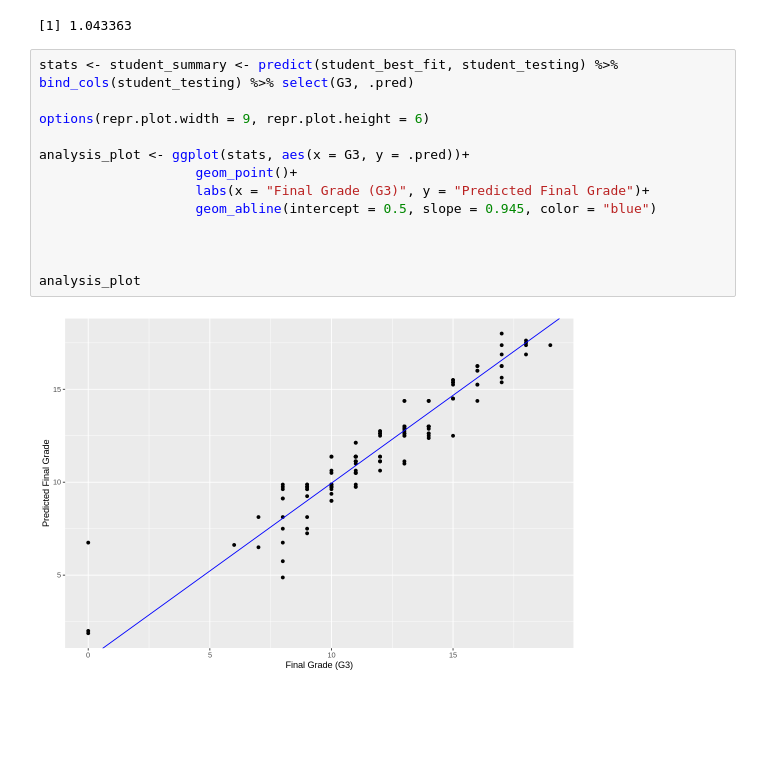
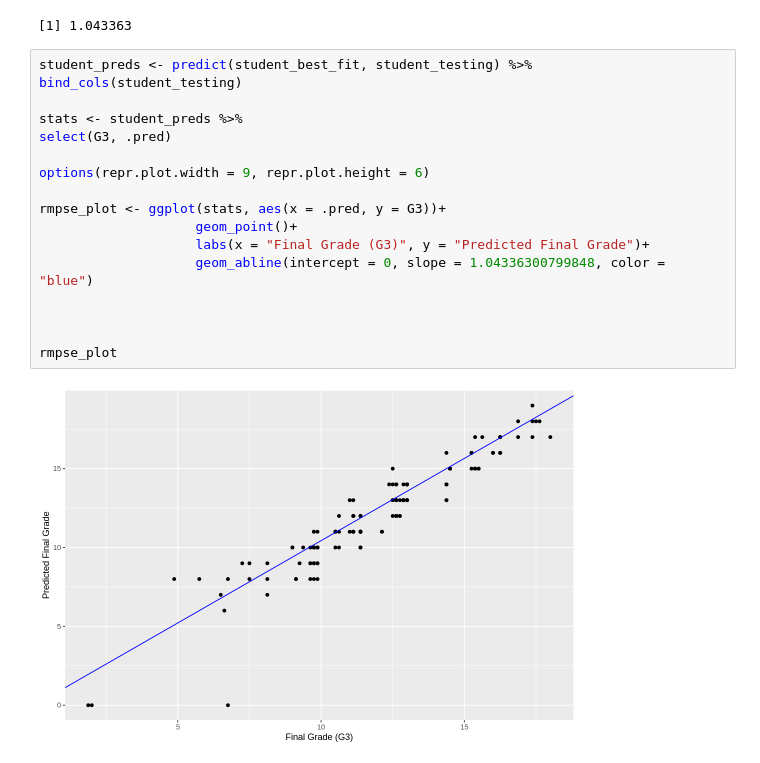
Before and after one commit to enignans/Group-3-Student-Performance-Data-Set, a Jupyter notebook: student-performance-dataset.ipynb, the cells around one changed output. Drawn from its saved outputs; the diff is of its cells as text; blank space fills up the shorter version.

Commit message:
Added visualization

```diff
--- a/student-performance-dataset.ipynb
+++ b/student-performance-dataset.ipynb
@@ -286,18 +286,21 @@ student_summary %>% pull(.estimate)
 [1] 1.407227
 [1] 1.043363
 # %%
-stats <- student_summary <- predict(student_best_fit, student_testing) %>%
-bind_cols(student_testing) %>% select(G3, .pred)
+student_preds <- predict(student_best_fit, student_testing) %>%
+bind_cols(student_testing)
+
+stats <- student_preds %>%
+select(G3, .pred)
 
 options(repr.plot.width = 9, repr.plot.height = 6)
 
-analysis_plot <- ggplot(stats, aes(x = G3, y = .pred))+
+rmpse_plot <- ggplot(stats, aes(x = .pred, y = G3))+
                     geom_point()+
                     labs(x = "Final Grade (G3)", y = "Predicted Final Grade")+
-                    geom_abline(intercept = 0.5, slope = 0.945, color = "blue")
+                    geom_abline(intercept = 0, slope = 1.04336300799848, color = "blue")
 
 
 
-analysis_plot
+rmpse_plot
 # %% [output]
-[figure, old version]
+[figure, new version]
```
Also changed, not shown: parts of 1 cell of this notebook.
